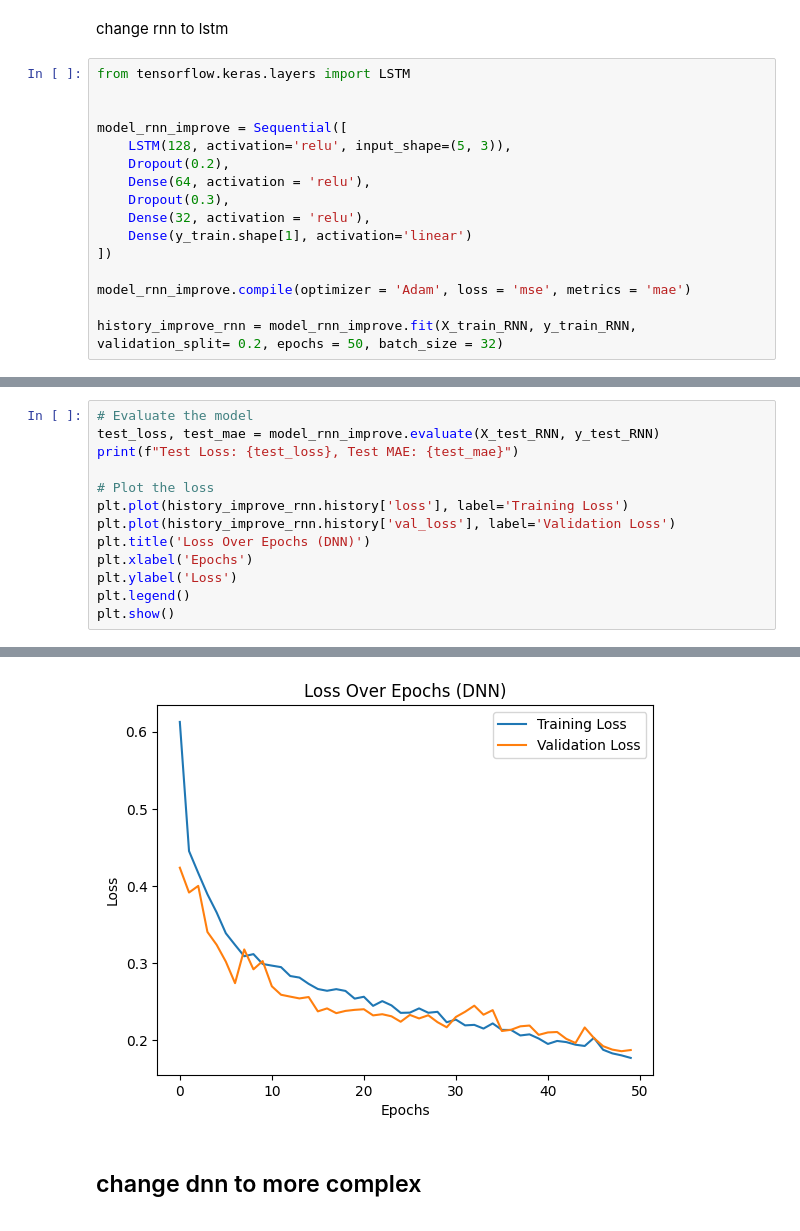
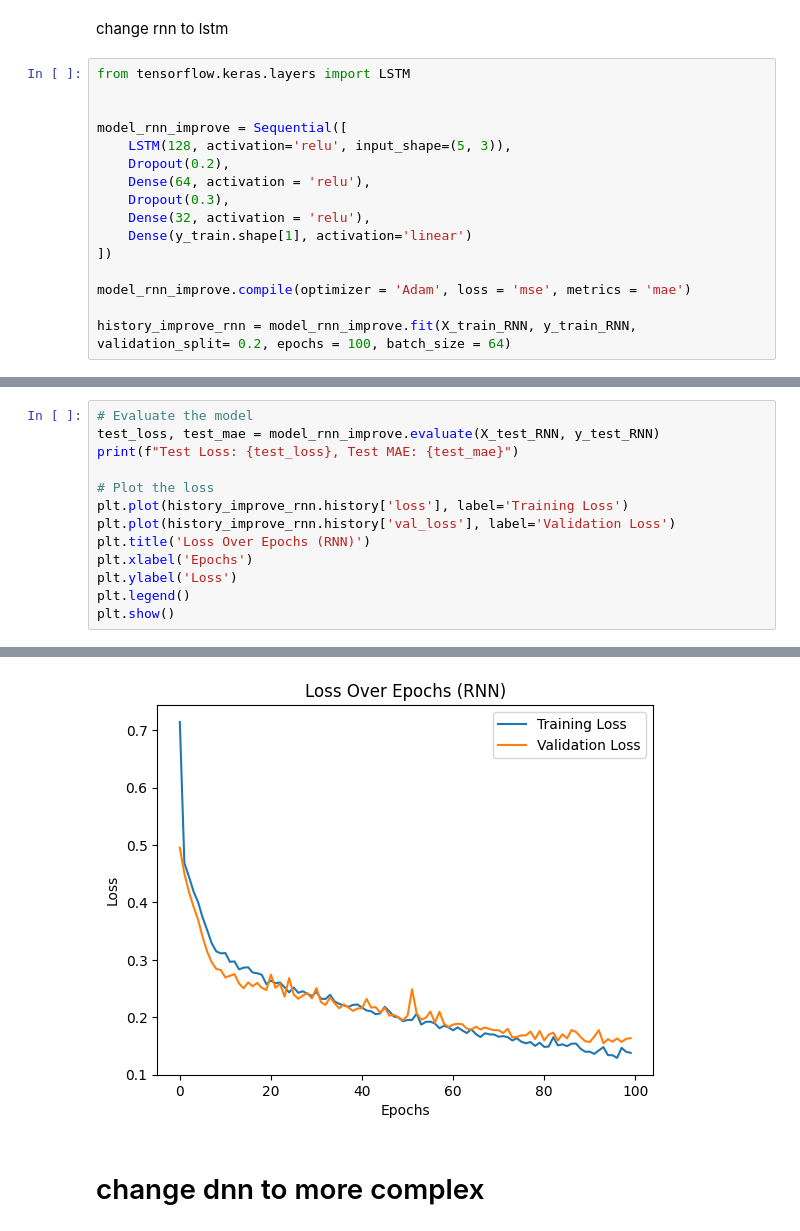
Before and after one commit to Justine-IA/Deep_learning-, a Jupyter notebook: Project/main.ipynb, the cells around one changed output, grey strips where cells are left out. Saved outputs shown, nothing was run; the diff lists cells and outputs as text.

```diff
--- a/Project/main.ipynb
+++ b/Project/main.ipynb
@@ -520,5 +507,5 @@ model_rnn_improve = Sequential([
 
 model_rnn_improve.compile(optimizer = 'Adam', loss = 'mse', metrics = 'mae')
 
-history_improve_rnn = model_rnn_improve.fit(X_train_RNN, y_train_RNN, validation_split= 0.2, epochs = 50, batch_size = 32)
+history_improve_rnn = model_rnn_improve.fit(X_train_RNN, y_train_RNN, validation_split= 0.2, epochs = 100, batch_size = 64)
 # %% [output]
@@ -547,7 +534,7 @@ print(f"Test Loss: {test_loss}, Test MAE: {test_mae}")
 # Plot the loss
 plt.plot(history_improve_rnn.history['loss'], label='Training Loss')
 plt.plot(history_improve_rnn.history['val_loss'], label='Validation Loss')
-plt.title('Loss Over Epochs (DNN)')
+plt.title('Loss Over Epochs (RNN)')
 plt.xlabel('Epochs')
 plt.ylabel('Loss')
 plt.legend()
@@ -558,6 +545,6 @@ Test Loss: 0.17317453026771545, Test MAE: 0.24542540311813354
-[figure, old version]
+[figure, new version]
 # %% [markdown]
-## change dnn to more complex
+# change dnn to more complex
 # %%
 model_dnn_improve = Sequential([
     Dense(256, activation='relu', input_shape=(X_train.shape[1],)),
```
Also changed, not shown: parts of 12 cells of this notebook, 3 other files.
